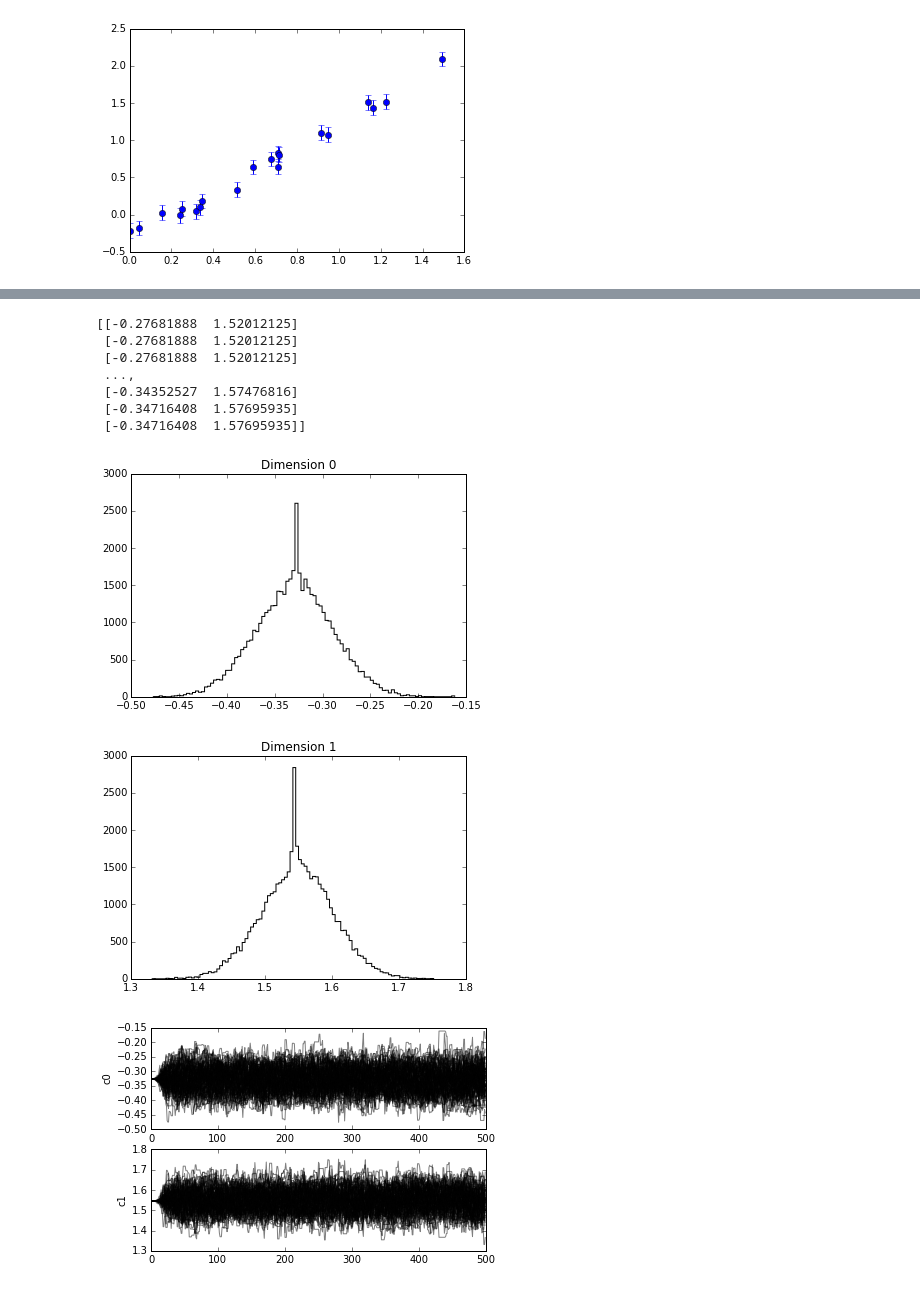
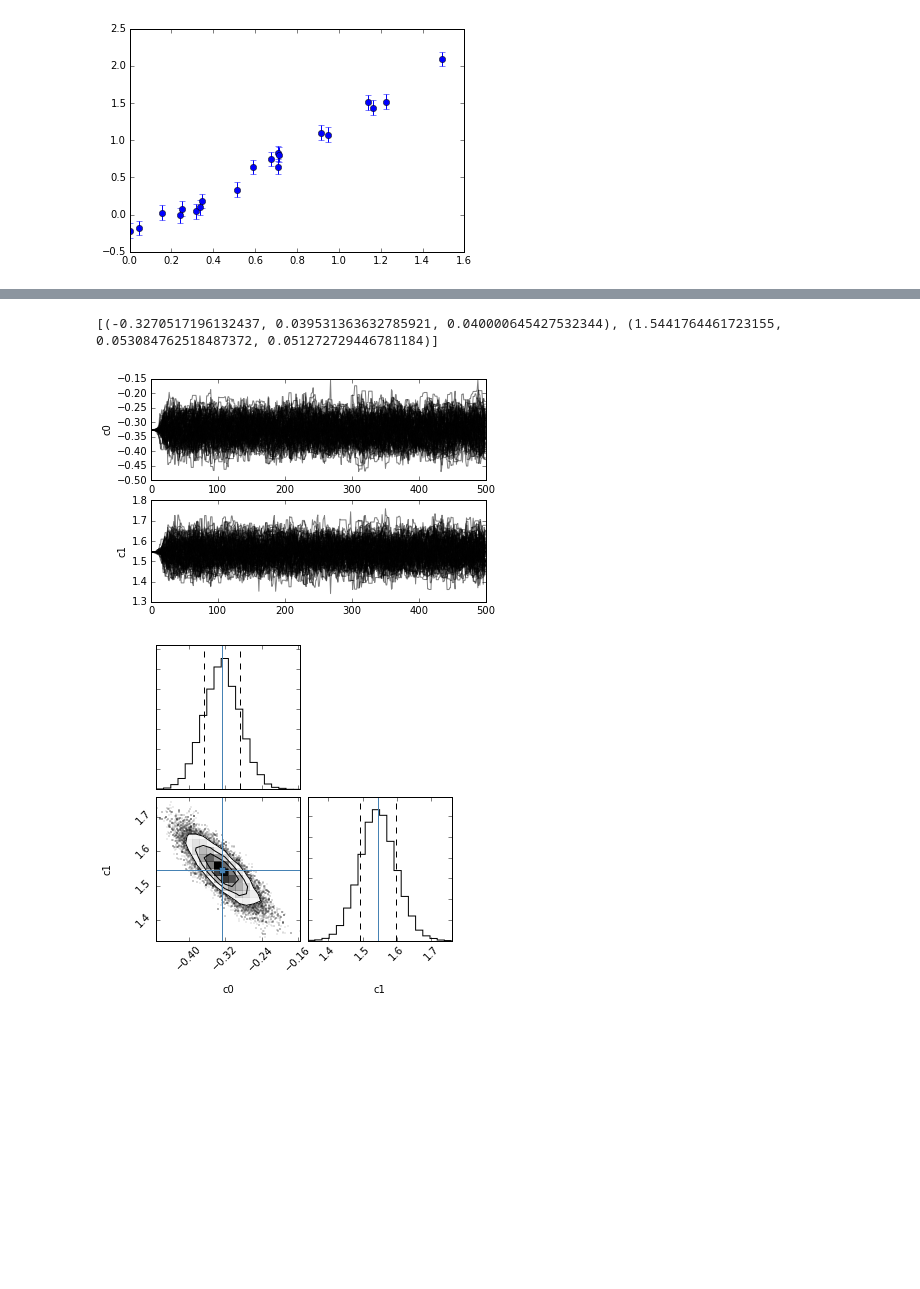
Before and after one commit to gcanasherrera/DDM2017, a Jupyter notebook: Problemsets/Problem set 2/Problem4.ipynb, the cells around one changed output, grey strips where cells are left out. Drawn from its saved outputs; the diff is of its cells as text; code cells hidden in the pictures; blank space fills up the shorter version.

```diff
--- a/Problemsets/Problem set 2/Problem4.ipynb
+++ b/Problemsets/Problem set 2/Problem4.ipynb
@@ -125,11 +123,15 @@ BIC = []
 AIC = []
 size = len(d['x'])
 
-for i in range (1, n+1):
+for i in range (1, n+2):
     bic = 2.0*(maximum_like_per_n[i-1])+i*np.log(size)
     BIC.append(bic)
     aic = 2.0*(maximum_like_per_n[i-1])+2*i
     AIC.append(aic)
+
+
+print len(nums)
+print len(BIC)
 
 plt.figure()
 plt.loglog(nums, BIC, 'ko', label="BIC")
@@ -159,51 +163,57 @@ def lnprior(theta):
 
 def lnprob(theta, x, y, yerr):
     lp = lnprior(theta)
     if not np.isfinite(lp):
         return -np.inf
     return lp+lnL(theta, x, y, yerr)
 
 
 #MCMC for n=1
 # Set up the properties of the problem.
 ndim1, nwalkers1 = 2, 100
 # Setup a number of initial positions.
 pos1 = [thetas_init['1'] + 1e-4*np.random.randn(ndim1) for i in range(nwalkers1)]
 # Create the sampler.
 sampler1 = emcee.EnsembleSampler(nwalkers1, ndim1, lnprob, args=(d['x'], d['y'], d['sigma_y']))
 # Run the process.
 pos1, prob1, state1 = sampler1.run_mcmc(pos1, 500)
-#plot histogram
-for i in range(ndim1):
-    plt.figure()
-    plt.hist(sampler1.flatchain[:,i], 100, color="k", histtype="step")
-    plt.title("Dimension {0:d}".format(i))
 #Let's plots the chains
 labels = ['c0', 'c1']
-chain = sampler1.chain
+chain1 = sampler1.chain
 plt.figure()
 for i_dim in range(ndim1):
     plt.subplot(2, 1, i_dim+1)
     plt.ylabel(labels[i_dim])
     for i in range(100):
-        plt.plot(chain[i, :, i_dim], color='black', alpha=0.5)
+        plt.plot(chain1[i, :, i_dim], color='black', alpha=0.5)
 
+#Check el burn-in
 nburn1=100
 trace1 = sampler1.chain[:, nburn1:, :].reshape(-1, ndim1)
 lnprob1 = sampler1.lnprobability[:,nburn1:].reshape(-1, 1)
+#print trace1
 
-print trace1
+#plot histogram
+#for i in range(ndim1):
+#    plt.figure()
+#    plt.hist(sampler1.flatchain[:,i], 100, color="k", histtype="step")
+#    plt.title("Dimension {0:d}".format(i))
+
+fig = corner.corner(trace1, labels= ['c0', 'c1'], truths=[-0.32719384,  1.54478251], quantiles=[0.16, 0.84])
+fig.show()
+
+
+m_mcmc, b_mcmc= map(lambda v: (v[1], v[2]-v[1], v[1]-v[0]),
+                             zip(*np.percentile(trace1, [16, 50, 84],
+                                                axis=0)))
+
+thetas_init['1_best']=[m_mcmc, b_mcmc]
+
+print thetas_init['1_best']
 # %% [output]
-[[-0.27681888  1.52012125]
- [-0.27681888  1.52012125]
- [-0.27681888  1.52012125]
- ...,
- [-0.34352527  1.57476816]
- [-0.34716408  1.57695935]
- [-0.34716408  1.57695935]]
+[(-0.3270517196132437, 0.039531363632785921, 0.040000645427532344), (1.5441764461723155, 0.053084762518487372, 0.051272729446781184)]
-[figure, old version]
+[figure, new version]
-[figure, old version]
+[figure, new version]
-[figure, removed]
 # %%
 #MCMC for n=2
 # Set up the properties of the problem.
```
Also changed, not shown: parts of 5 cells of this notebook, 5 other files.
